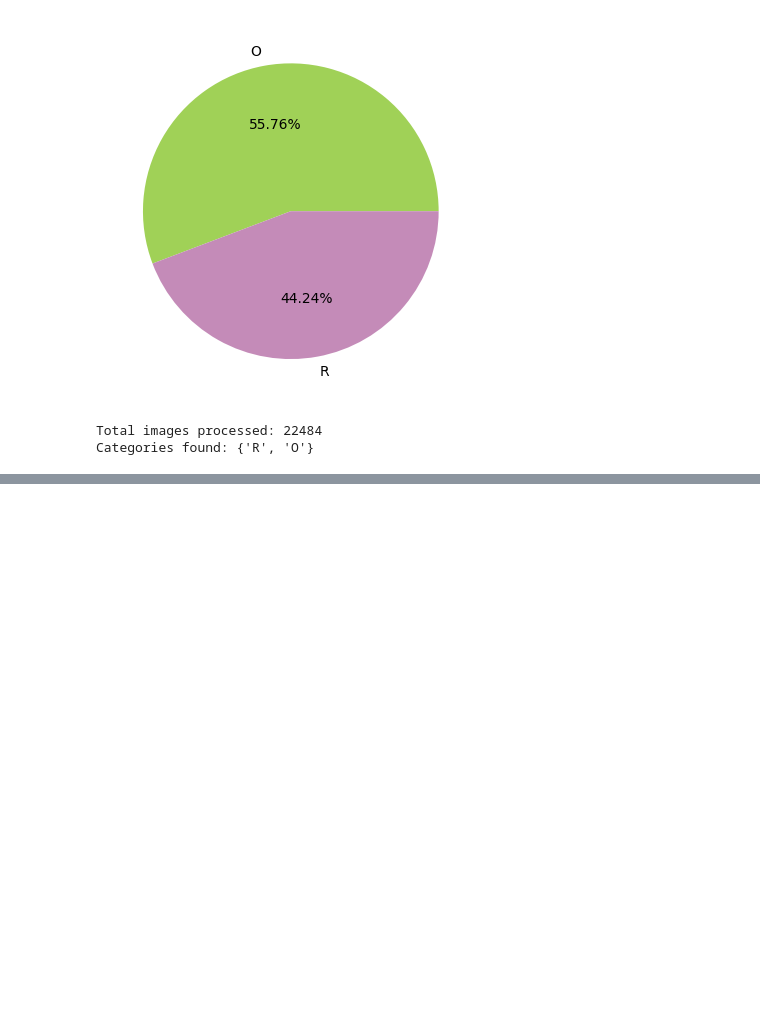
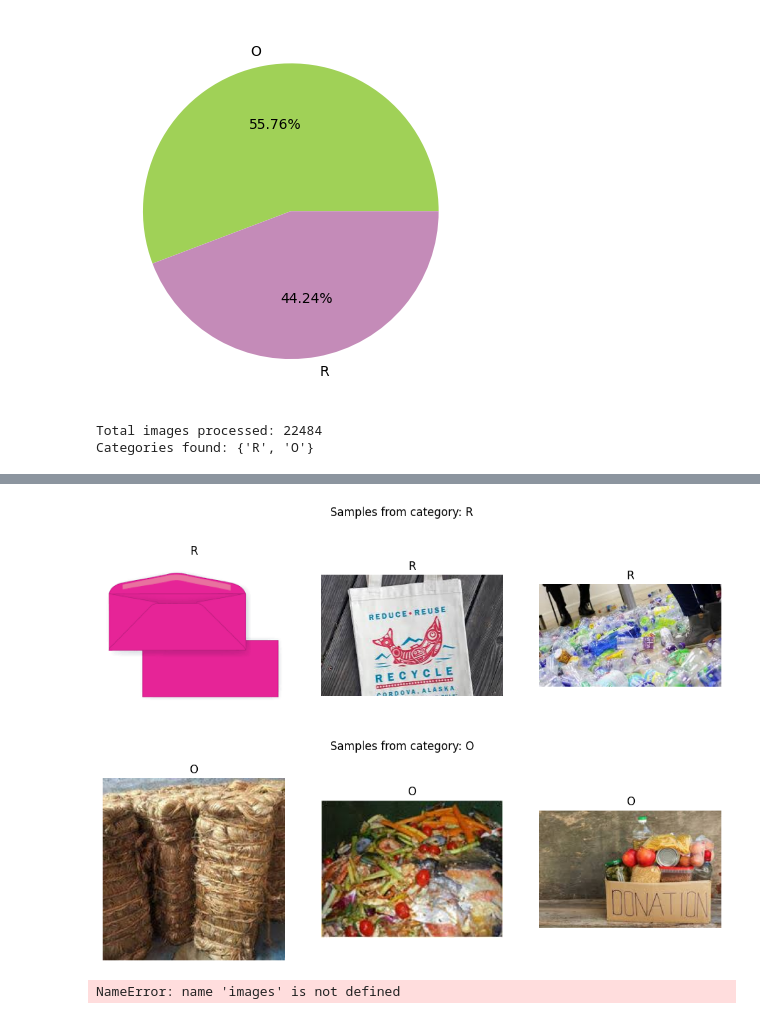
Before and after one commit to pkkulk/Week-1-task-AICTE-Internship-, a Jupyter notebook: Wasteclassification.ipynb, the cells around one changed output, grey strips where cells are left out. Cells and saved outputs as stored; diff of their text form; code cells hidden in the pictures; blank space fills up the shorter version.

```diff
--- a/Wasteclassification.ipynb
+++ b/Wasteclassification.ipynb
@@ -123,0 +164,42 @@ Categories found: {'R', 'O'}
+# %%
+import random
+
+def show_samples_by_category(data, num_samples=3):
+    categories = data['label'].unique()
+    for category in categories:
+        category_images = data[data['label'] == category]['image'].tolist()
+        sampled_images = random.sample(category_images, min(len(category_images), num_samples))
+        plt.figure(figsize=(12, 4))
+        for i, img in enumerate(sampled_images):
+            plt.subplot(1, num_samples, i + 1)
+            plt.imshow(img)
+            plt.title(category)
+            plt.axis('off')
+        plt.suptitle(f"Samples from category: {category}")
+        plt.show()
+
+show_samples_by_category(data)
+# %% [output]
+[figure, added]
+[figure, added]
+# %%
+from sklearn.preprocessing import MinMaxScaler
+import numpy as np
+
+# Resize and normalize images using Scikit-learn
+def preprocess_images(images, target_size=(128, 128)):
+    resized_images = [
+        cv2.resize(img, target_size, interpolation=cv2.INTER_AREA) for img in images
+    ]
+    resized_images = np.array(resized_images)
+    # Normalize pixel values to 0-1 range
+    scaler = MinMaxScaler()
+    flattened_images = resized_images.reshape(resized_images.shape[0], -1)
+    normalized_images = scaler.fit_transform(flattened_images).reshape(resized_images.shape)
+    return normalized_images
+
+# Apply preprocessing
+preprocessed_images = preprocess_images(img_array)
+print(f"Processed image shape: {preprocessed_images.shape}")
+# %% [output]
+NameError: name 'images' is not defined
```
Also changed, not shown: parts of 4 cells of this notebook.
